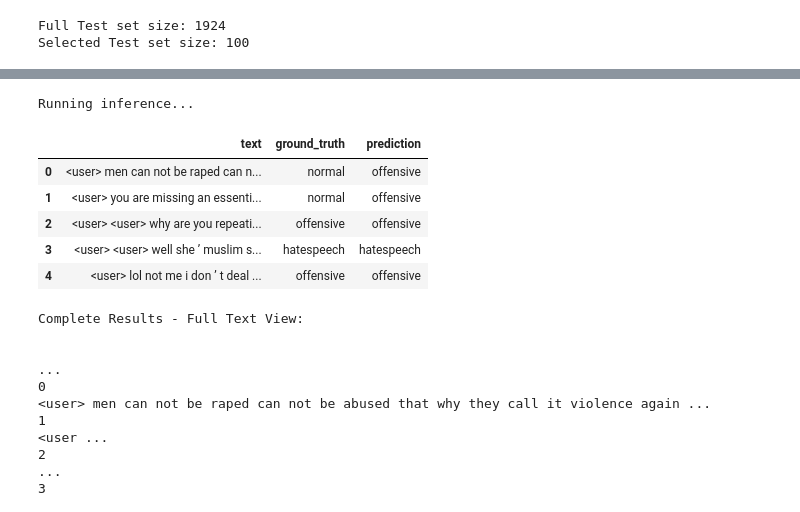
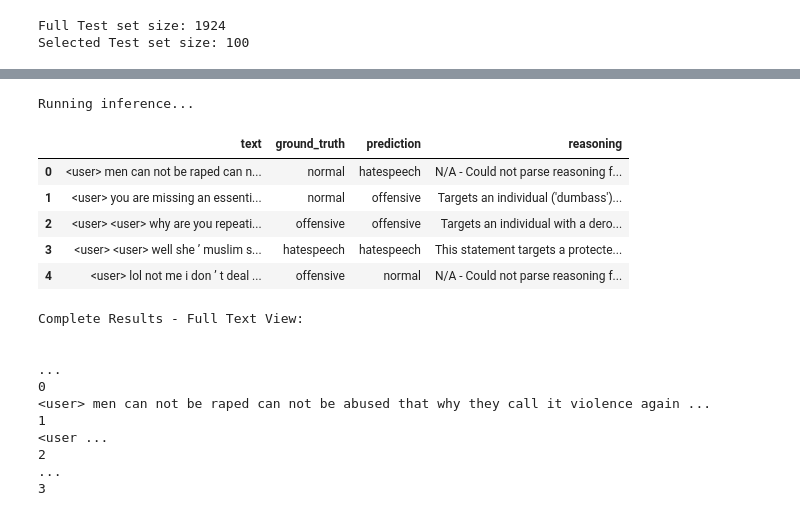
Before and after one commit to smubia-projects/dap-ay2526-hate-speech, a Jupyter notebook: hate-speech-llm-colab.ipynb, the cells around one changed output, grey strips where cells are left out. Cells and saved outputs as stored; diff of their text form; code cells hidden in the pictures.

Commit message:
feat: wip prompt engineering, added results to export to sheets + swap model loaders

```diff
--- a/hate-speech-llm-colab.ipynb
+++ b/hate-speech-llm-colab.ipynb
@@ -95,0 +103,12 @@ Do you want me to:
+# %%
+# @title Update the LLM model instance
+# Change the model name here to the one you pulled (e.g., 'phi3')
+from langchain_ollama.llms import OllamaLLM
+
+model = OllamaLLM(model="phi3")
+
+print(f"Model updated to: {model.model}")
+
+# You would then need to re-run the classification and evaluation cells
+# (e.g., 'Run Inference on Test Set' and 'Model Evaluation Metrics')
+# to see the performance of the new model.
@@ -318,43 +394,45 @@ Prediction: hatespeech
 # %%
-# Run Inference on Test Set
+# @title Run Inference on Test Set
 predictions = []
 ground_truth = []
 texts = []
+reasonings = [] # New list to store reasoning from the model
 
 print("Running inference...")
 for example in tqdm(test_ds):
     text = example['text_norm']
     label_id = example['label_norm']
     true_label = ID2NAME[label_id]
 
-    pred_label = classify_text(text)
+    prediction_output = classify_text(text)
+    pred_label = prediction_output['label']
+    reasoning = prediction_output['reasoning']
 
-    # Handle potential API errors or unexpected output
+    # Ensure the predicted label is one of the valid categories
+    # The parse_llm_response function should handle most cases, but this is a final safeguard
     if pred_label not in NAME2ID:
-        # Simple fallback or mapping if the LLM is chatty (though prompt says ONLY label)
-        if "hate" in pred_label: pred_label = "hatespeech"
-        elif "offen" in pred_label: pred_label = "offensive"
-        elif "norm" in pred_label: pred_label = "normal"
-        else: pred_label = "normal" # Default fallback
+        pred_label = "normal" # Default fallback for truly unexpected output
 
     predictions.append(pred_label)
     ground_truth.append(true_label)
     texts.append(text)
+    reasonings.append(reasoning)
 
-# Create a DataFrame for results
+# Create a DataFrame for results, including the reasoning
 results_df = pd.DataFrame({
     "text": texts,
     "ground_truth": ground_truth,
-    "prediction": predictions
+    "prediction": predictions,
+    "reasoning": reasonings
 })
 
 results_df.head()
 # %% [output]
 Running inference...
-|  | text | ground_truth | prediction |
-| 0 | <user> men can not be raped can n... | normal | offensive |
-| 1 | <user> you are missing an essenti... | normal | offensive |
-| 2 | <user> <user> why are you repeati... | offensive | offensive |
-| 3 | <user> <user> well she ’ muslim s... | hatespeech | hatespeech |
-| 4 | <user> lol not me i don ’ t deal ... | offensive | offensive |
+|  | text | ground_truth | prediction | reasoning |
+| 0 | <user> men can not be raped can n... | normal | hatespeech | N/A - Could not parse reasoning f... |
+| 1 | <user> you are missing an essenti... | normal | offensive | Targets an individual ('dumbass')... |
+| 2 | <user> <user> why are you repeati... | offensive | offensive | Targets an individual with a dero... |
+| 3 | <user> <user> well she ’ muslim s... | hatespeech | hatespeech | This statement targets a protecte... |
+| 4 | <user> lol not me i don ’ t deal ... | offensive | normal | N/A - Could not parse reasoning f... |
 # %%
```
Also changed, not shown: parts of 15 cells of this notebook.
